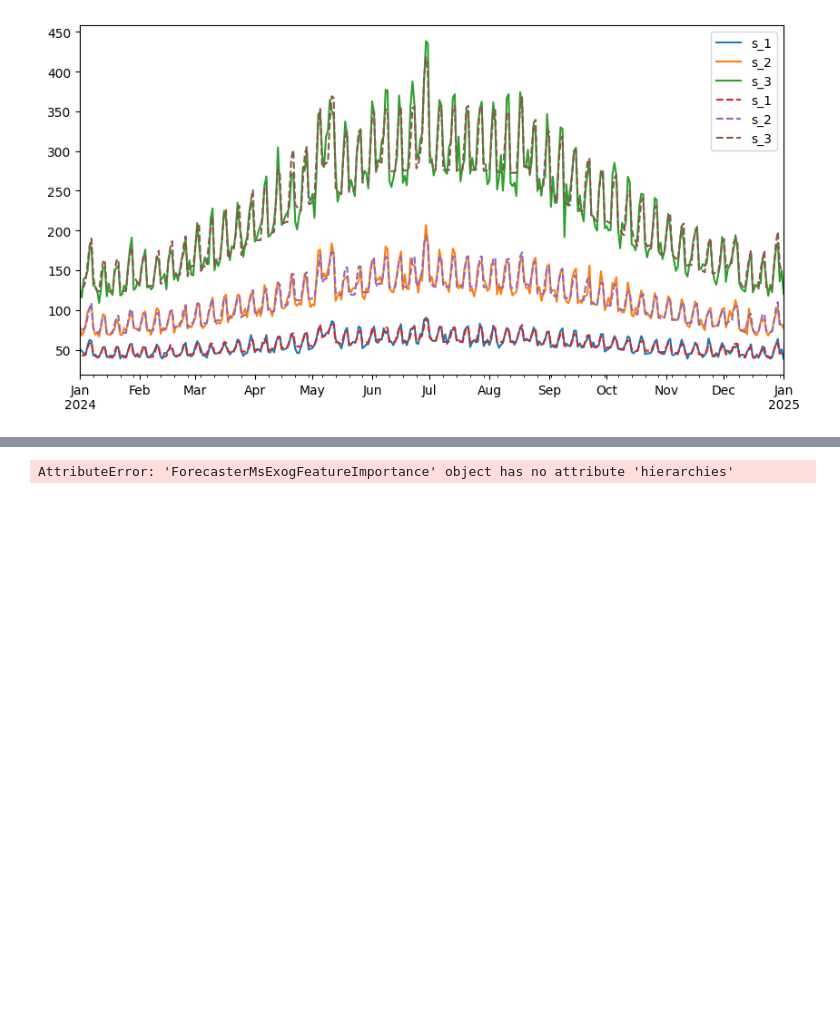
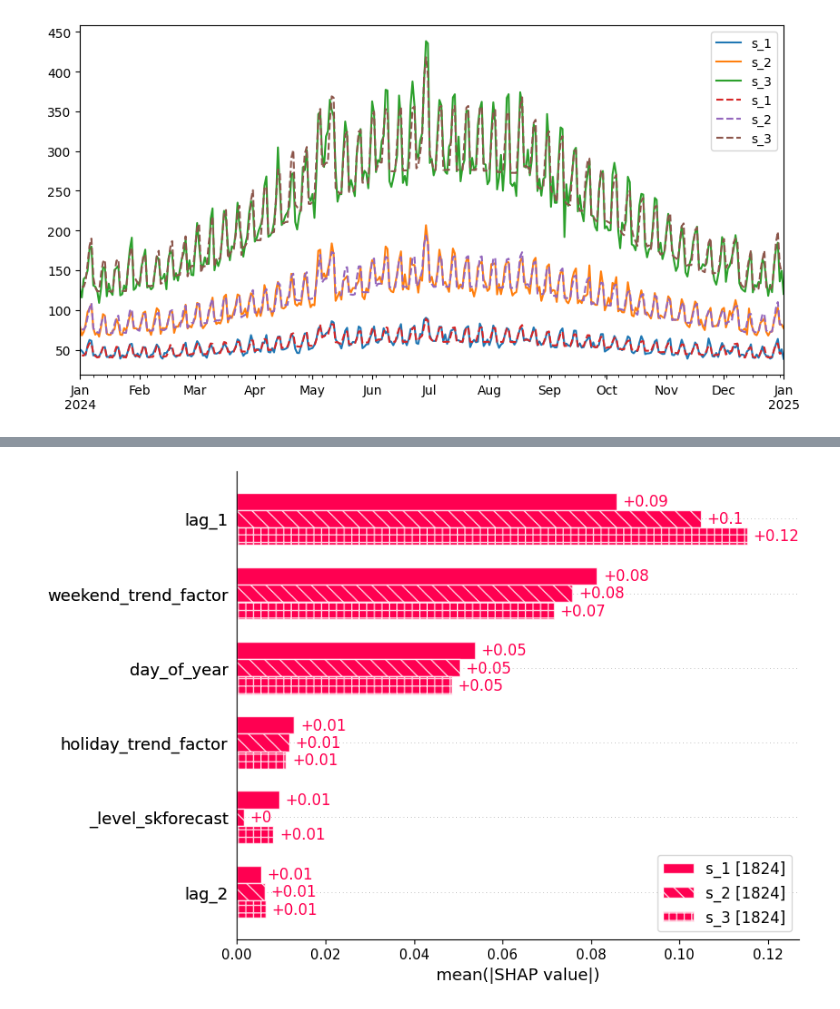
Before and after one commit to mkk-phd-work/feature_importance_challenges, a Jupyter notebook: experiments_non_lin.ipynb, the cells around one changed output, grey strips where cells are left out. Cells and saved outputs as stored; diff of their text form; code cells hidden in the pictures; blank space fills up the shorter version.

```diff
--- a/experiments_non_lin.ipynb
+++ b/experiments_non_lin.ipynb
@@ -208,4 +228,4 @@ AttributeError: 'ForecasterRecursiveMultiSeries' object has no attribute 'encodi
 # %%
-fi.hierarchies
+fi.plot_importance_for_series()
 # %% [output]
-AttributeError: 'ForecasterMsExogFeatureImportance' object has no attribute 'hierarchies'
+[figure, added]
```
Also changed, not shown: parts of 3 cells of this notebook, 5 other files.
